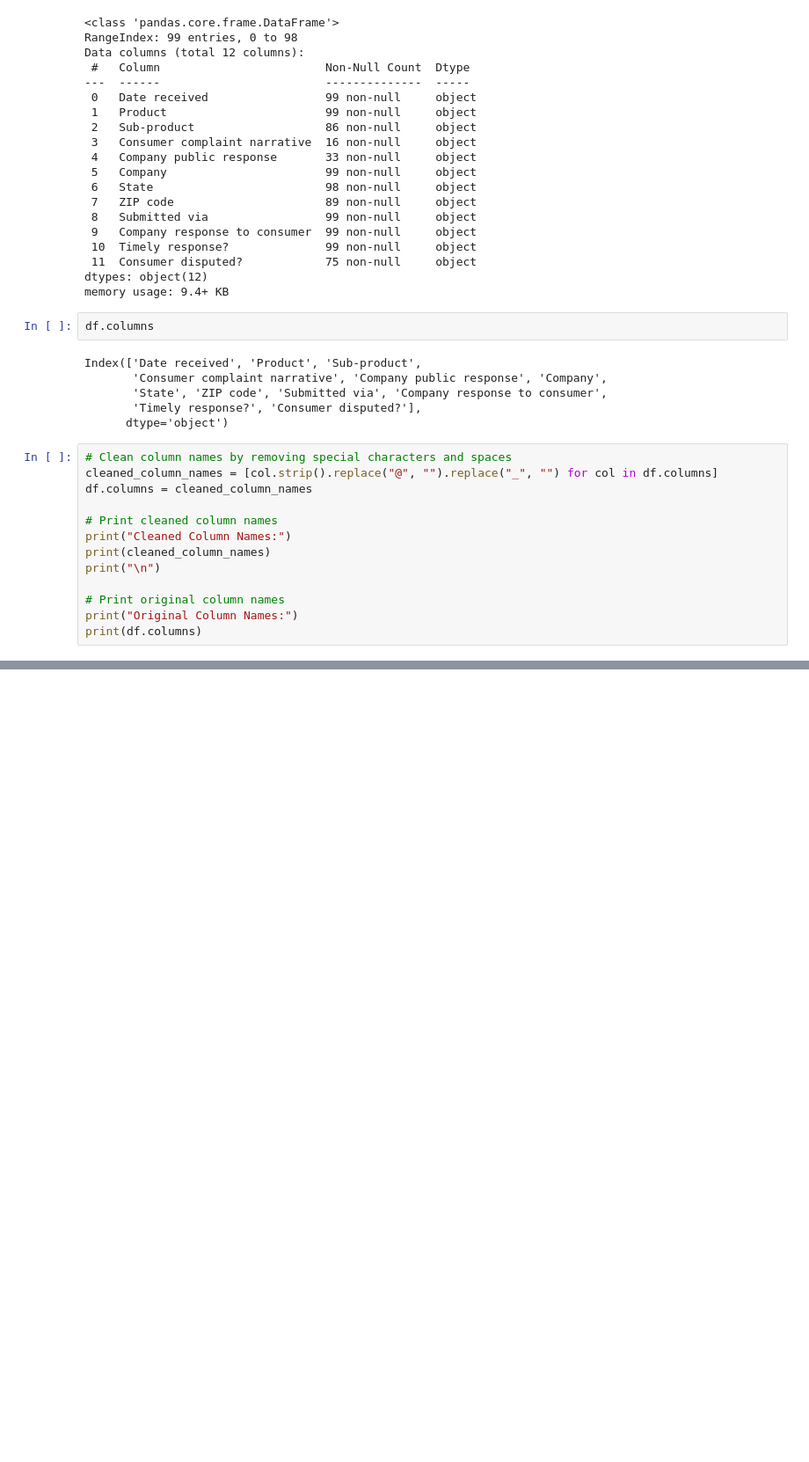
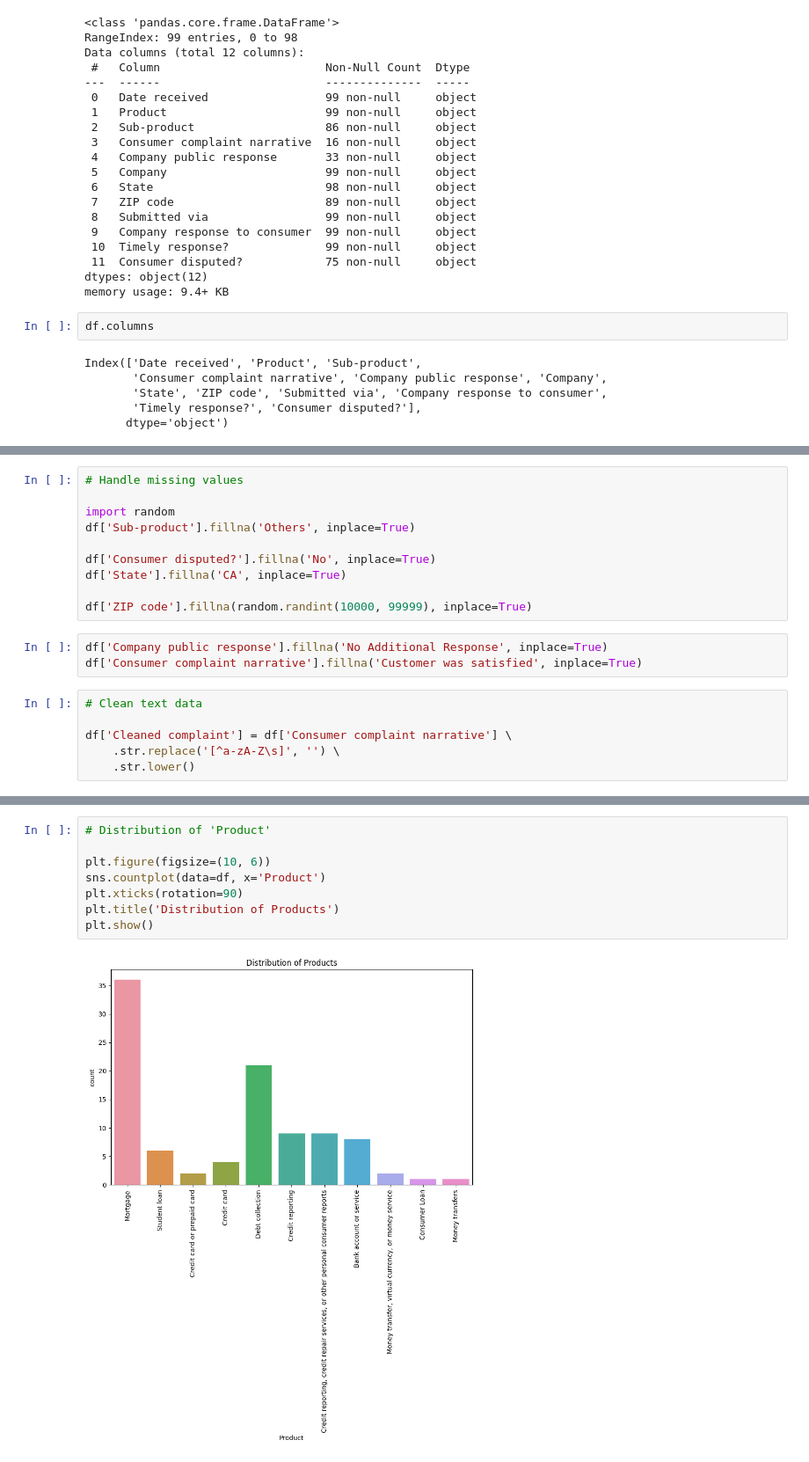
Before and after one commit to MuhammadEhsan02/Financial-Services-Consumer-Analytics, a Jupyter notebook: Fianl_Exam.ipynb, the cells around one changed output, grey strips where cells are left out. Shown at 88% size. Cells and saved outputs as stored; diff of their text form; blank space fills up the shorter version.

```diff
--- a/Fianl_Exam.ipynb
+++ b/Fianl_Exam.ipynb
@@ -45,16 +53,3 @@ Index(['Date received', 'Product', 'Sub-product',
        'State', 'ZIP code', 'Submitted via', 'Company response to consumer',
        'Timely response?', 'Consumer disputed?'],
       dtype='object')
-# %%
-# Clean column names by removing special characters and spaces
-cleaned_column_names = [col.strip().replace("@", "").replace("_", "") for col in df.columns]
-df.columns = cleaned_column_names
-
-# Print cleaned column names
-print("Cleaned Column Names:")
-print(cleaned_column_names)
-print("\n")
-
-# Print original column names
-print("Original Column Names:")
-print(df.columns)
@@ -231,0 +72,19 @@ c. Identify the feature to gauge consumer sentiment and perform sentiment analys
+# %%
+# Handle missing values
+
+import random
+df['Sub-product'].fillna('Others', inplace=True)
+
+df['Consumer disputed?'].fillna('No', inplace=True)
+df['State'].fillna('CA', inplace=True)
+
+df['ZIP code'].fillna(random.randint(10000, 99999), inplace=True)
+# %%
+df['Company public response'].fillna('No Additional Response', inplace=True)
+df['Consumer complaint narrative'].fillna('Customer was satisfied', inplace=True)
+# %%
+# Clean text data
+
+df['Cleaned complaint'] = df['Consumer complaint narrative'] \
+    .str.replace('[^a-zA-Z\s]', '') \
+    .str.lower()
@@ -231,0 +152,10 @@ c. Identify the feature to gauge consumer sentiment and perform sentiment analys
+# %%
+# Distribution of 'Product'
+
+plt.figure(figsize=(10, 6))
+sns.countplot(data=df, x='Product')
+plt.xticks(rotation=90)
+plt.title('Distribution of Products')
+plt.show()
+# %% [output]
+[figure, added]
```
Also changed, not shown: parts of 108 cells of this notebook.
